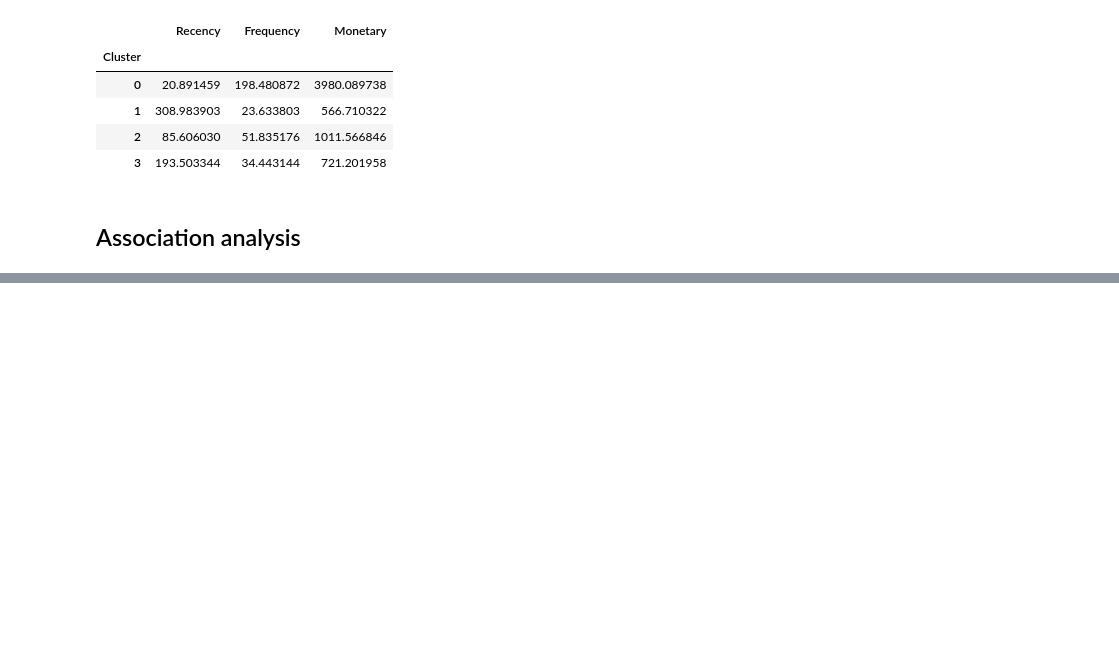
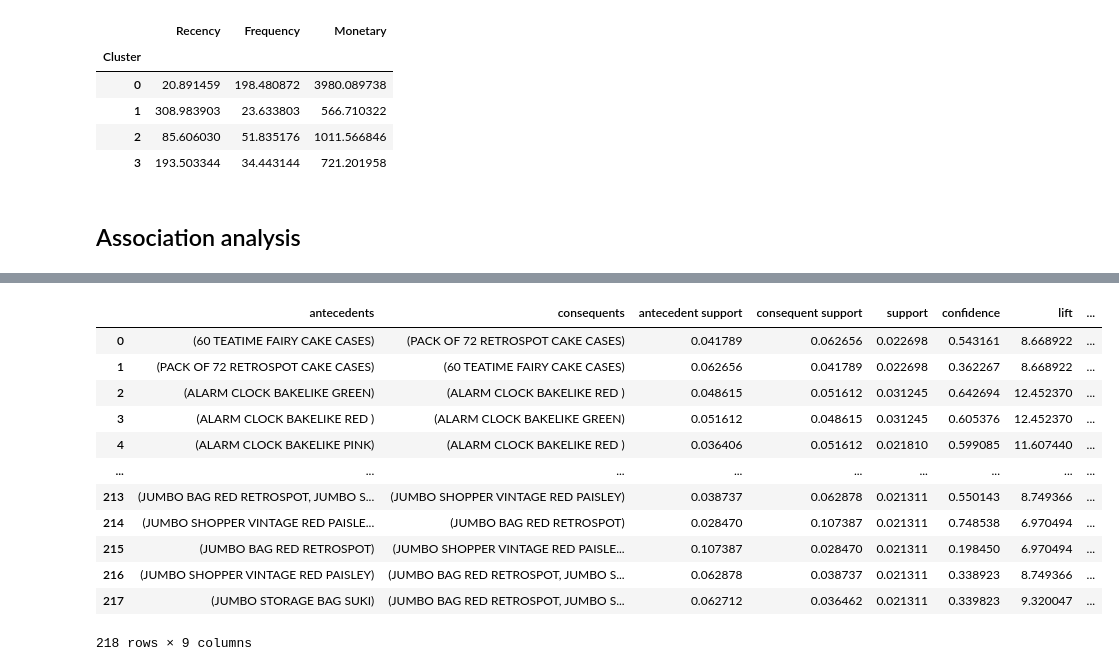
Before and after one commit to uzunb/crm-analysis-of-ecommerce-data, a Jupyter notebook: main.ipynb, the cells around one changed output, grey strips where cells are left out. Drawn from its saved outputs; the diff is of its cells as text; code cells hidden in the pictures; blank space fills up the shorter version.

Commit message:
Association analysis was completed.

```diff
--- a/main.ipynb
+++ b/main.ipynb
@@ -519,0 +518,11 @@ clusterData.groupby("Cluster").mean()
+# %%
+dataApriori_ = dataApriori.groupby(["InvoiceNo", "Description"])["Quantity"].sum().unstack().reset_index().fillna(0).set_index("InvoiceNo")
+# %%
+def convertNum(x):
+    if x <= 0:
+        return 0
+    if x >= 1:
+        return 1
+# %%
+basketNew = dataApriori_.applymap(convertNum)
+basketNew.head()
@@ -519,0 +554,19 @@ clusterData.groupby("Cluster").mean()
+# %%
+items = apriori(basketNew, min_support=0.02, use_colnames=True)
+# %%
+rule = association_rules(items, metric="lift", min_threshold=1)
+rule
+# %% [output]
+|  | antecedents | consequents | antecedent support | consequent support | support | confidence | lift | ... |
+| 0 | (60 TEATIME FAIRY CAKE CASES) | (PACK OF 72 RETROSPOT CAKE CASES) | 0.041789 | 0.062656 | 0.022698 | 0.543161 | 8.668922 | ... |
+| 1 | (PACK OF 72 RETROSPOT CAKE CASES) | (60 TEATIME FAIRY CAKE CASES) | 0.062656 | 0.041789 | 0.022698 | 0.362267 | 8.668922 | ... |
+| 2 | (ALARM CLOCK BAKELIKE GREEN) | (ALARM CLOCK BAKELIKE RED ) | 0.048615 | 0.051612 | 0.031245 | 0.642694 | 12.452370 | ... |
+| 3 | (ALARM CLOCK BAKELIKE RED ) | (ALARM CLOCK BAKELIKE GREEN) | 0.051612 | 0.048615 | 0.031245 | 0.605376 | 12.452370 | ... |
+| 4 | (ALARM CLOCK BAKELIKE PINK) | (ALARM CLOCK BAKELIKE RED ) | 0.036406 | 0.051612 | 0.021810 | 0.599085 | 11.607440 | ... |
+| ... | ... | ... | ... | ... | ... | ... | ... | ... |
+| 213 | (JUMBO BAG RED RETROSPOT, JUMBO S... | (JUMBO SHOPPER VINTAGE RED PAISLEY) | 0.038737 | 0.062878 | 0.021311 | 0.550143 | 8.749366 | ... |
+| 214 | (JUMBO SHOPPER VINTAGE RED PAISLE... | (JUMBO BAG RED RETROSPOT) | 0.028470 | 0.107387 | 0.021311 | 0.748538 | 6.970494 | ... |
+| 215 | (JUMBO BAG RED RETROSPOT) | (JUMBO SHOPPER VINTAGE RED PAISLE... | 0.107387 | 0.028470 | 0.021311 | 0.198450 | 6.970494 | ... |
+| 216 | (JUMBO SHOPPER VINTAGE RED PAISLEY) | (JUMBO BAG RED RETROSPOT, JUMBO S... | 0.062878 | 0.038737 | 0.021311 | 0.338923 | 8.749366 | ... |
+| 217 | (JUMBO STORAGE BAG SUKI) | (JUMBO BAG RED RETROSPOT, JUMBO S... | 0.062712 | 0.036462 | 0.021311 | 0.339823 | 9.320047 | ... |
+218 rows × 9 columns
```
Also changed, not shown: parts of 6 cells of this notebook.
